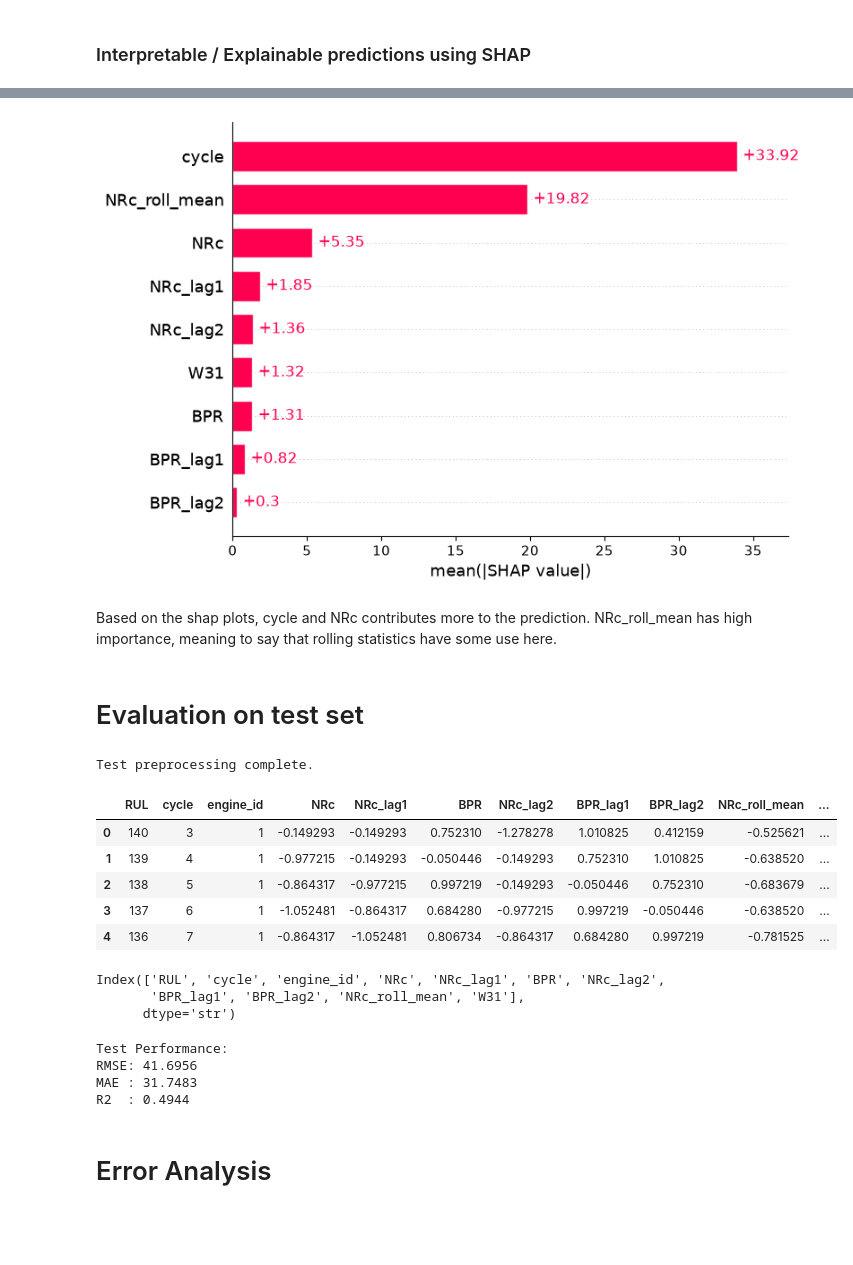
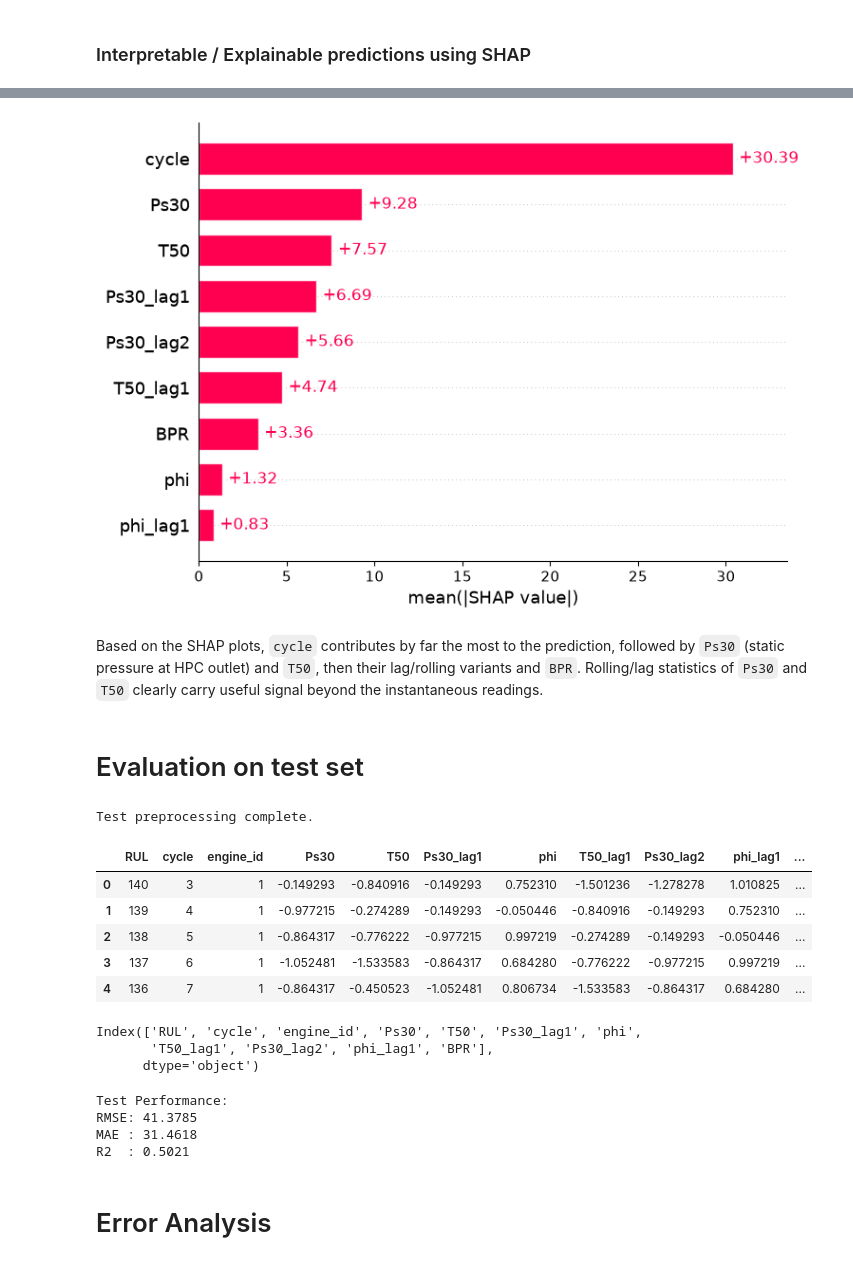
Before and after one commit to adamxht/agentic-predictive-maintenance, a Jupyter notebook: notebooks/step2_modeling_RUL.ipynb, the cells around one changed output, grey strips where cells are left out. Drawn from its saved outputs; the diff is of its cells as text; code cells hidden in the pictures; blank space fills up the shorter version.

```diff
--- a/notebooks/step2_modeling_RUL.ipynb
+++ b/notebooks/step2_modeling_RUL.ipynb
@@ -32,9 +32,9 @@ Feature Engineering:
 import pandas as pd
 import sys
 sys.path.append("..")
-from src.const import SENSOR_NAMES
+from src.const import RAW_COLUMN_NAMES
 
-columns = ['engine_id', 'cycle'] + SENSOR_NAMES
+columns = RAW_COLUMN_NAMES
 
 df = pd.read_csv("../data/raw/train_FD001.txt", sep=r'\s+', header=None,
                        usecols=range(len(columns)), names=columns, engine='python')
@@ -757,17 +757,20 @@ shap.plots.beeswarm(shap_values)
 # %%
 shap.plots.bar(shap_values)
 # %% [output]
-[figure, old version]
+[figure, new version]
 # %% [markdown]
-Based on the shap plots, cycle and NRc contributes more to the prediction. NRc_roll_mean has high importance, meaning to say that rolling statistics have some use here.
+Based on the SHAP plots, `cycle` contributes by far the most to the prediction,
+followed by `Ps30` (static pressure at HPC outlet) and `T50`, then their lag/rolling
+variants and `BPR`. Rolling/lag statistics of `Ps30` and `T50` clearly carry useful
+signal beyond the instantaneous readings.
 # %% [markdown]
 # Evaluation on test set
 # %%
 import pandas as pd
-from src.const import SENSOR_NAMES
+from src.const import RAW_COLUMN_NAMES
 
 # Read raw test data using the same schema as the training data
-columns = ["engine_id", "cycle"] + SENSOR_NAMES
+columns = RAW_COLUMN_NAMES
 
 # Load the raw test file and the provided RUL values
 raw_test = pd.read_csv(
@@ -786,45 +789,45 @@ raw_test = preprocess(raw_test, cols_to_drop=cols_to_drop)
 # Reconstruct RUL for every observed cycle using the provided terminal RUL values
 engine_ids = raw_test["engine_id"].unique()
 if len(raw_rul) != len(engine_ids):
     raise ValueError(f"Expected {len(engine_ids)} RUL values, got {len(raw_rul)}")
 
 rul_map = dict(zip(engine_ids, raw_rul.tolist()))
 raw_test["rul_at_last_cycle"] = raw_test["engine_id"].map(rul_map)
 raw_test["last_cycle"] = raw_test.groupby("engine_id")["cycle"].transform("max")
 raw_test["RUL"] = raw_test["rul_at_last_cycle"] + (raw_test["last_cycle"] - raw_test["cycle"])
 raw_test = raw_test.drop(columns=["rul_at_last_cycle", "last_cycle"])
 
 # Scale using the training-set scaler and create the same engineered features
 sensor_cols = get_sensor_columns(raw_test)
 raw_test_scaled = raw_test.copy()
 raw_test_scaled[sensor_cols] = scaler.transform(raw_test_scaled[sensor_cols])
 
 raw_test_fe = add_time_series_features(raw_test_scaled, sensor_cols)
 raw_test_fe = raw_test_fe.dropna().reset_index(drop=True)
 
 # Keep the same feature columns used during model training
 raw_test_final = apply_feature_selection(raw_test_fe, selected_features)
 
 # Collect processed test data for later evaluation
 test_data_processed = [raw_test_final]
 test_data_processed = pd.concat(test_data_processed, ignore_index=True)
 
 print("Test preprocessing complete.")
 test_data_processed.head()
 # %% [output]
 Test preprocessing complete.
-|  | RUL | cycle | engine_id | NRc | NRc_lag1 | BPR | NRc_lag2 | BPR_lag1 | BPR_lag2 | NRc_roll_mean | ... |
-| 0 | 140 | 3 | 1 | -0.149293 | -0.149293 | 0.752310 | -1.278278 | 1.010825 | 0.412159 | -0.525621 | ... |
-| 1 | 139 | 4 | 1 | -0.977215 | -0.149293 | -0.050446 | -0.149293 | 0.752310 | 1.010825 | -0.638520 | ... |
-| 2 | 138 | 5 | 1 | -0.864317 | -0.977215 | 0.997219 | -0.149293 | -0.050446 | 0.752310 | -0.683679 | ... |
-| 3 | 137 | 6 | 1 | -1.052481 | -0.864317 | 0.684280 | -0.977215 | 0.997219 | -0.050446 | -0.638520 | ... |
-| 4 | 136 | 7 | 1 | -0.864317 | -1.052481 | 0.806734 | -0.864317 | 0.684280 | 0.997219 | -0.781525 | ... |
+|  | RUL | cycle | engine_id | Ps30 | T50 | Ps30_lag1 | phi | T50_lag1 | Ps30_lag2 | phi_lag1 | ... |
+| 0 | 140 | 3 | 1 | -0.149293 | -0.840916 | -0.149293 | 0.752310 | -1.501236 | -1.278278 | 1.010825 | ... |
+| 1 | 139 | 4 | 1 | -0.977215 | -0.274289 | -0.149293 | -0.050446 | -0.840916 | -0.149293 | 0.752310 | ... |
+| 2 | 138 | 5 | 1 | -0.864317 | -0.776222 | -0.977215 | 0.997219 | -0.274289 | -0.149293 | -0.050446 | ... |
+| 3 | 137 | 6 | 1 | -1.052481 | -1.533583 | -0.864317 | 0.684280 | -0.776222 | -0.977215 | 0.997219 | ... |
+| 4 | 136 | 7 | 1 | -0.864317 | -0.450523 | -1.052481 | 0.806734 | -1.533583 | -0.864317 | 0.684280 | ... |
 # %%
 train_final.columns
 # %% [output]
-Index(['RUL', 'cycle', 'engine_id', 'NRc', 'NRc_lag1', 'BPR', 'NRc_lag2',
-       'BPR_lag1', 'BPR_lag2', 'NRc_roll_mean', 'W31'],
-      dtype='str')
+Index(['RUL', 'cycle', 'engine_id', 'Ps30', 'T50', 'Ps30_lag1', 'phi',
+       'T50_lag1', 'Ps30_lag2', 'phi_lag1', 'BPR'],
+      dtype='object')
 # %%
 import numpy as np
 from sklearn.metrics import mean_squared_error, mean_absolute_error, r2_score
@@ -851,9 +854,9 @@ print(f"MAE : {mae:.4f}")
 print(f"R2  : {r2:.4f}")
 # %% [output]
 Test Performance:
-RMSE: 41.6956
-MAE : 31.7483
-R2  : 0.4944
+RMSE: 41.3785
+MAE : 31.4618
+R2  : 0.5021
 # %% [markdown]
 # Error Analysis
 # %%
```
Also changed, not shown: parts of 30 cells of this notebook, 18 other files.
